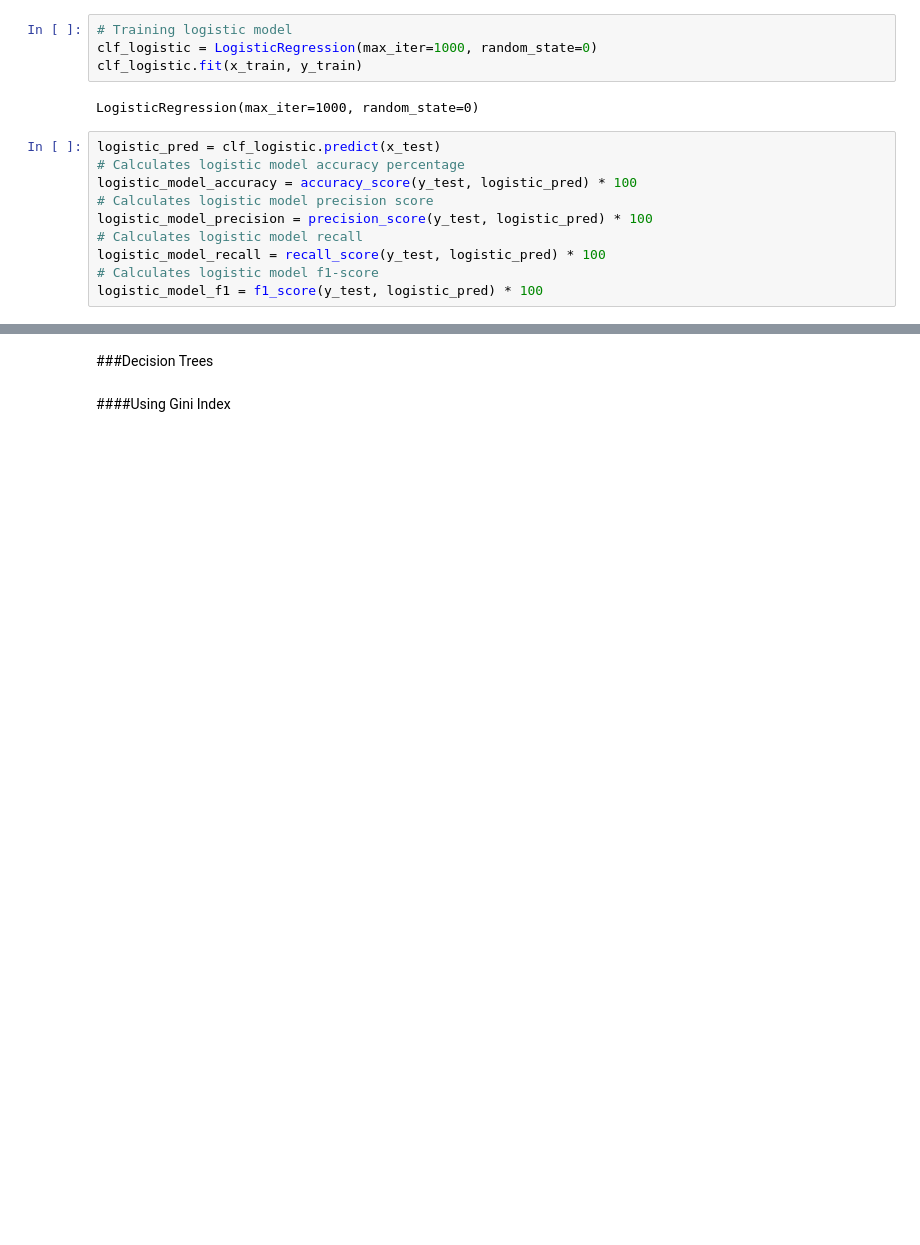
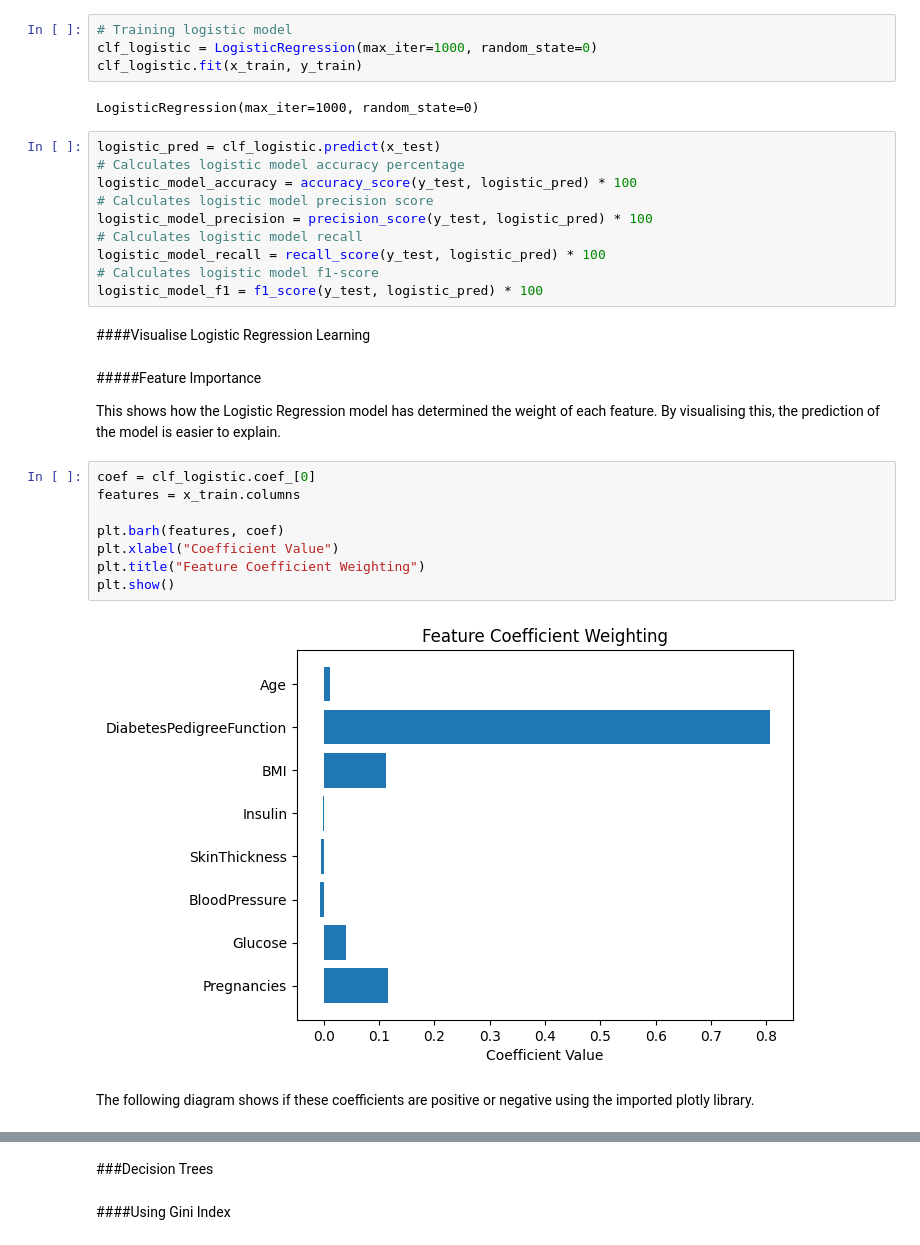
Before and after one commit to T0McKay/HIS406_Assignment2_DiabetesPrediction_TheoMcKay, a Jupyter notebook: diabetes_predictor_Theo_McKay.ipynb, the cells around one changed output, grey strips where cells are left out. Drawn from its saved outputs; the diff is of its cells as text; blank space fills up the shorter version.

Commit message:
Logistic Regression Graph visualising

```diff
--- a/diabetes_predictor_Theo_McKay.ipynb
+++ b/diabetes_predictor_Theo_McKay.ipynb
@@ -300,3 +303,21 @@ logistic_model_precision = precision_score(y_test, logistic_pred) * 100
 logistic_model_recall = recall_score(y_test, logistic_pred) * 100
 # Calculates logistic model f1-score
 logistic_model_f1 = f1_score(y_test, logistic_pred) * 100
+# %% [markdown]
+####Visualise Logistic Regression Learning
+# %% [markdown]
+#####Feature Importance
+
+This shows how the Logistic Regression model has determined the weight of each feature. By visualising this, the prediction of the model is easier to explain.
+# %%
+coef = clf_logistic.coef_[0]
+features = x_train.columns
+
+plt.barh(features, coef)
+plt.xlabel("Coefficient Value")
+plt.title("Feature Coefficient Weighting")
+plt.show()
+# %% [output]
+[figure, added]
+# %% [markdown]
+The following diagram shows if these coefficients are positive or negative using the imported plotly library.
```
Also changed, not shown: parts of 10 cells of this notebook.
